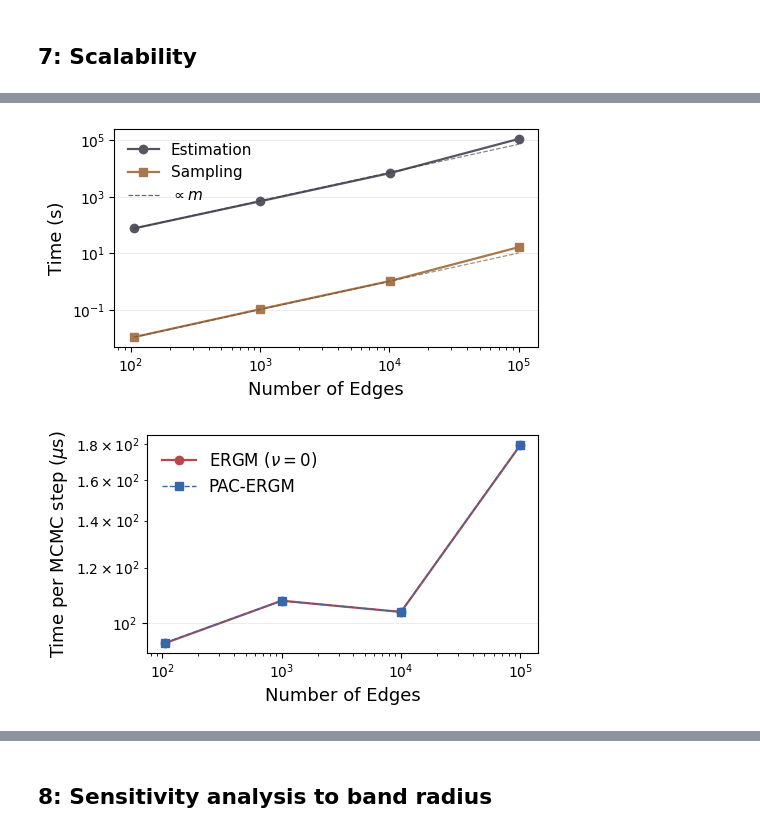
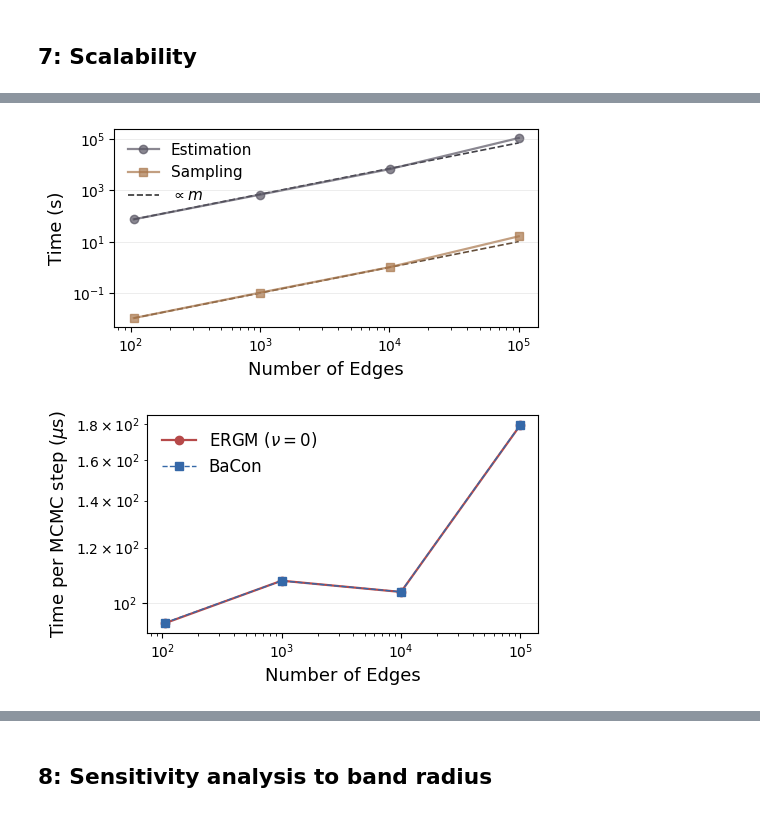
Before and after one commit to lady-bluecopper/pac_ergm, a Jupyter notebook: notebooks/Plots.ipynb, the cells around one changed output, grey strips where cells are left out. Drawn from its saved outputs; the diff is of its cells as text; code cells hidden in the pictures.

```diff
--- a/notebooks/Plots.ipynb
+++ b/notebooks/Plots.ipynb
@@ -208,5 +208,8 @@ def mean_l1(H, obs):
     )
 # %% [markdown]
 ## Specs
+# %%
+# OUR ALGORITHM NAME
+OUR_NAME = "BaCon"
 # %%
 # ---------------------------------------------------------------------
@@ -278,20 +277,23 @@ SHOW_LOLOG_COEFFICIENTS = True   # LOLOG terms are not directly comparable in Sp
 # Consistent plotting labels/colors.
 MODEL_COLORS = {
     "ERGM": "#B64949",
-    "PAC-ERGM": "#3568A8",
+    OUR_NAME: "#3568A8",
     "LOLOG": "#4E8B57",
 }
-DISPLAY_NAME = {"PAC": "PAC-ERGM", "ERGM": "ERGM", "LOLOG": "LOLOG"}
+
+DISPLAY_NAME = {"PAC": OUR_NAME, "ERGM": "ERGM", "LOLOG": "LOLOG"}
 
 SPEC = SPECIFICATIONS[SPECIFICATION]
-PROJECT_ROOT = "/Users/giulia/Documents/Projects/Research/ExtraCanNullModels/enrico_repo/PACE"
+PROJECT_ROOT = "/Users/giulia/Documents/Projects/Research/ExtraCanNullModels/PACE"
 
 PAC_RUN = os.path.join(PROJECT_ROOT, "output", SPEC["outdir"])
 EDGE_FILE = os.path.join(PROJECT_ROOT, SPEC["edge_candidates"][0])
 SCALABILITY_DIR = os.path.join(PROJECT_ROOT, "output", "scalability")
 SENSITIVITY_DIR = os.path.join(PROJECT_ROOT, "output",
                                "epsilon_sensitivity",
-                               f"spec_{SPECIFICATION}")
+                               f"spec_3")
+ROBUST_DIR = os.path.join(PROJECT_ROOT, "output", "robustness")
+
 PLOT_DIR = os.path.join(PROJECT_ROOT, "plots")
 os.makedirs(PLOT_DIR, exist_ok=True)
 # %% [markdown]
@@ -946,7 +935,7 @@ fit = scalability_df["fit_s"].to_numpy(dtype=float)
 per_network = scalability_df["per_network_s"].to_numpy(dtype=float)
 
 
-fig, ax = plt.subplots(figsize=(5.2, 3))
+fig, ax = plt.subplots(figsize=(5.2, 2.8))
 
 
 # Fitting time
@@ -956,6 +945,8 @@ ax.plot(
     marker="o",
     linewidth=1.6,
     color='#585563',
+    alpha=0.7,
+    zorder=1,
     label="Estimation",
 )
 
@@ -966,6 +957,8 @@ ax.plot(
     marker="s",
     linewidth=1.6,
     color="#A9774C",
+    alpha=0.7,
+    zorder=1,
     label="Sampling",
 )
 
@@ -975,50 +968,52 @@ ax.plot(
     m,
     fit[0] * m / m[0],
     linestyle="--",
-    linewidth=0.9,
-    color=darken('#585563', factor=0.6),
-    alpha=0.6,
+    linewidth=1.2,
+    color=darken('#585563', factor=0.5),
+    zorder=-1,
+    alpha=0.9,
 )
 
 ax.plot(
     m,
     per_network[0] * m / m[0],
     linestyle="--",
-    linewidth=0.9,
-    color=darken("#A9774C", factor=0.6),
-    alpha=0.6,
+    linewidth=1.2,
+    color=darken("#A9774C", factor=0.5),
+    zorder=-1,
+    alpha=0.9,
 )
 
 # Dummy entry to explain the dashed lines
 ax.plot(
     [],
     [],
     linestyle="--",
-    linewidth=0.9,
+    linewidth=1.2,
     color='black',
-    alpha=0.6,
+    alpha=0.8,
     label=r"$\propto m$",
 )
 
 ax.set_xscale("log")
 ax.set_yscale("log")
 
 ax.set_xlabel("Number of Edges", fontsize=13)
 ax.set_ylabel("Time (s)", fontsize=13)
 
 ax.legend(frameon=False, loc="upper left", fontsize=11)
 
 ax.grid(axis='y',
     which="major",
     linewidth=0.4,
     alpha=0.4,
 )
 
 fig.tight_layout()
 fig.savefig(os.path.join(PLOT_DIR, "scalability.pdf"), bbox_inches="tight")
 plt.show()
 # %% [output]
-[figure, old version]
+[figure, new version]
 # %%
 ergm_step = scalability_df["ergm_us_per_step"].to_numpy(dtype=float)
 pac_step = scalability_df["pac_us_per_step"].to_numpy(dtype=float)
@@ -1041,8 +1036,8 @@ ax.plot(
     marker="s",
     linewidth=1,
     linestyle="--",
-    color=MODEL_COLORS["PAC-ERGM"],
-    label="PAC-ERGM",
+    color=MODEL_COLORS[OUR_NAME],
+    label=OUR_NAME,
 )
 
 ax.set_xscale("log")
@@ -1064,4 +1059,4 @@ fig.tight_layout()
 fig.savefig(os.path.join(PLOT_DIR, "scalability_mcmc_step.pdf"), bbox_inches="tight")
 plt.show()
 # %% [output]
-[figure, old version]
+[figure, new version]
```
Also changed, not shown: parts of 25 cells of this notebook, 4 other files.
